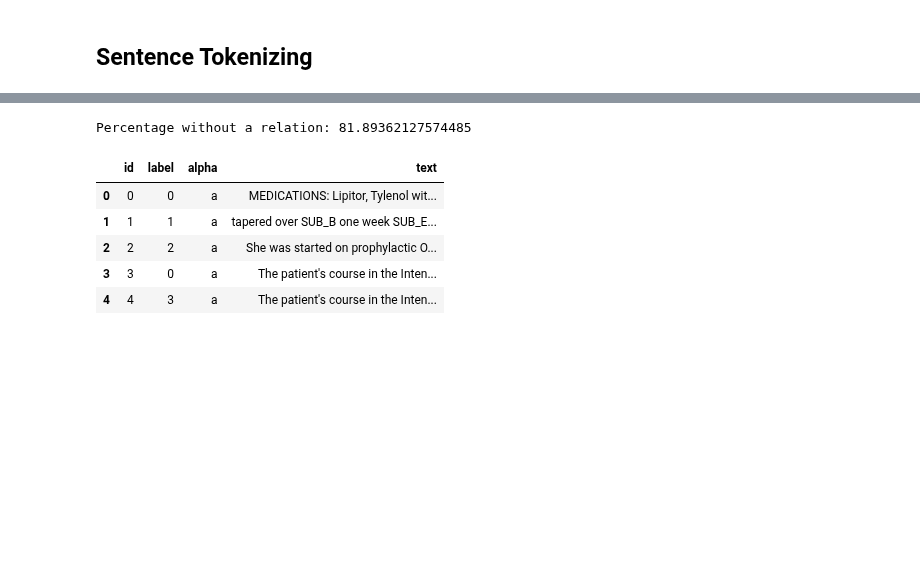
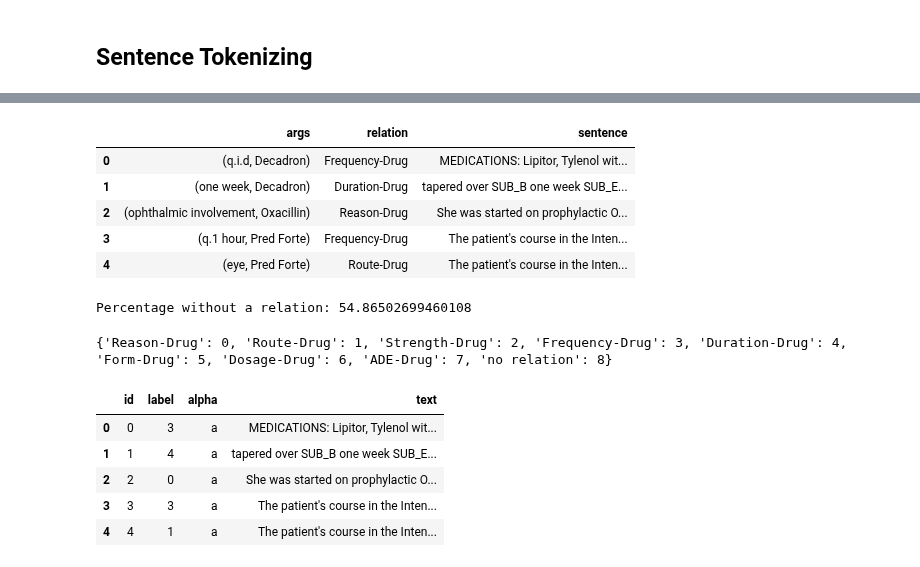
Before and after one commit to pnarsina/w266_final, a Jupyter notebook: i2b2_prep_BERT.ipynb, the cells around one changed output, grey strips where cells are left out. Drawn from its saved outputs; the diff is of its cells as text; code cells hidden in the pictures; blank space fills up the shorter version.

Commit message:
updated i2b2 data with corrected labels

```diff
--- a/i2b2_prep_BERT.ipynb
+++ b/i2b2_prep_BERT.ipynb
@@ -363,11 +398,26 @@ test_df['relation'].value_counts()
+# %%
+test_df.head()
+# %% [output]
+|  | args | relation | sentence |
+| 0 | (q.i.d, Decadron) | Frequency-Drug | MEDICATIONS: Lipitor, Tylenol wit... |
+| 1 | (one week, Decadron) | Duration-Drug | tapered over SUB_B one week SUB_E... |
+| 2 | (ophthalmic involvement, Oxacillin) | Reason-Drug | She was started on prophylactic O... |
+| 3 | (q.1 hour, Pred Forte) | Frequency-Drug | The patient's course in the Inten... |
+| 4 | (eye, Pred Forte) | Route-Drug | The patient's course in the Inten... |
 # %%
-print("Percentage without a relation:", 40955*100/len(test_df))
+print("Percentage without a relation:", 27438*100/len(test_df))
 # %% [output]
-Percentage without a relation: 81.89362127574485
+Percentage without a relation: 54.86502699460108
+# %%
+label_list = test_df['relation'].unique()
+
+### DO NOT RERUN THIS _ IT IS WRONG. Use from the training data instead!!!!
+##label_to_ids_map =  {label: i for i, label in enumerate(label_list)}
+print(label_to_ids_map)
+# %% [output]
+{'Reason-Drug': 0, 'Route-Drug': 1, 'Strength-Drug': 2, 'Frequency-Drug': 3, 'Duration-Drug': 4, 'Form-Drug': 5, 'Dosage-Drug': 6, 'ADE-Drug': 7, 'no relation': 8}
 # %%
-label_list = test_df['relation'].unique()
 
-label_to_ids_map =  {label: i for i, label in enumerate(label_list)}
 
 def to_label_id(series):
     return label_to_ids_map[series]
@@ -383,10 +433,10 @@ test_df_bert = pd.DataFrame({
 test_df_bert.head()
 # %% [output]
 |  | id | label | alpha | text |
-| 0 | 0 | 0 | a | MEDICATIONS: Lipitor, Tylenol wit... |
-| 1 | 1 | 1 | a | tapered over SUB_B one week SUB_E... |
-| 2 | 2 | 2 | a | She was started on prophylactic O... |
-| 3 | 3 | 0 | a | The patient's course in the Inten... |
-| 4 | 4 | 3 | a | The patient's course in the Inten... |
+| 0 | 0 | 3 | a | MEDICATIONS: Lipitor, Tylenol wit... |
+| 1 | 1 | 4 | a | tapered over SUB_B one week SUB_E... |
+| 2 | 2 | 0 | a | She was started on prophylactic O... |
+| 3 | 3 | 3 | a | The patient's course in the Inten... |
+| 4 | 4 | 1 | a | The patient's course in the Inten... |
 # %%
 test_df_bert.to_csv("i2b2_test_bert.csv")
```
Also changed, not shown: parts of 21 cells of this notebook.
